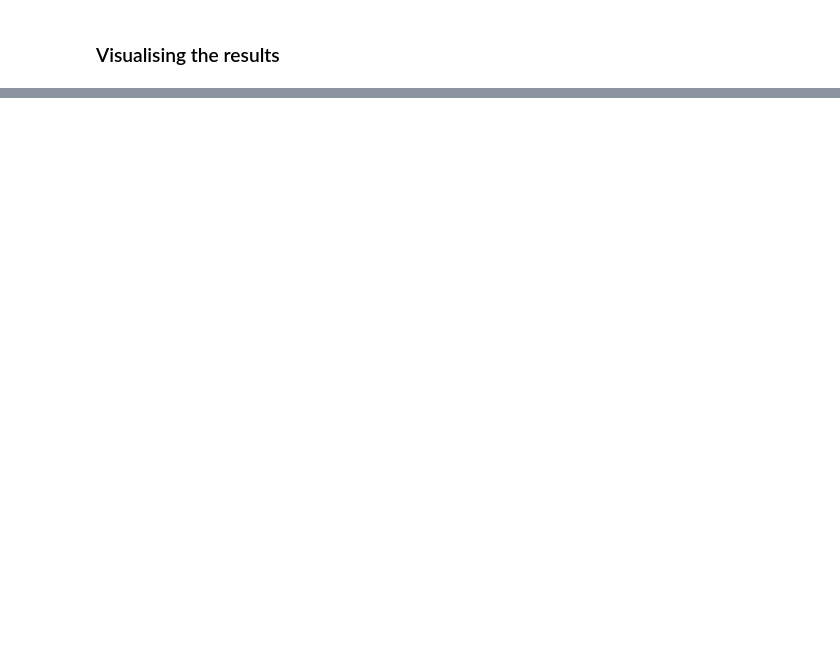
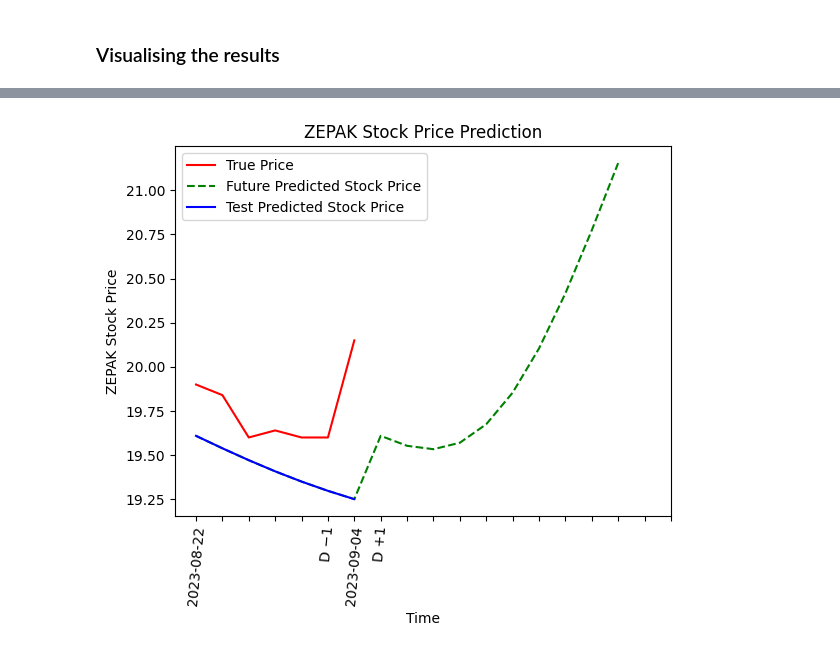
Before and after one commit to AleksanderDmowski/ZEPAK_RNN, a Jupyter notebook: rnn_1input.ipynb, the cells around one changed output, grey strips where cells are left out. Cells and saved outputs as stored; diff of their text form; code cells hidden in the pictures; blank space fills up the shorter version.

```diff
--- a/rnn_1input.ipynb
+++ b/rnn_1input.ipynb
@@ -24,21 +24,23 @@ os.chdir(os.getcwd())
 # %%
 stock='ZEPAK'
 dataset= pd.read_csv('{}\GPW_{}.csv'.format(cwd, stock))
-dataset
 iloc1=4
 iloc2=5
-
+delta=10
 
 ostatnia_wartosc = dataset['Dzień'].iloc[-1]
+dni= pd.DataFrame()
+dni["Dzień"] = pd.to_datetime(dataset["Dzień"].iloc[-30:]).dt.strftime('%Y-%m-%d')
+dni=dni["Dzień"].values.tolist()
+
 ostatnia_wartosc = pd.to_datetime(ostatnia_wartosc).strftime('%Y-%m-%d')
 ostatnia_wartosc= str(ostatnia_wartosc)
 
-delta=10
+
 
 data= datetime.strptime(ostatnia_wartosc, '%Y-%m-%d')
 data= data-timedelta(days = delta)
 data= pd.to_datetime(data).strftime('%Y-%m-%d')
-print(data)
 
 dataset_train1= dataset[dataset['Dzień'] < data]
 training_set1 = dataset_train1.iloc[:,iloc1:iloc2].values
@@ -51,5 +53,4 @@ training_set = arr
 
 dataset_test1 = dataset[dataset['Dzień'] >= data]
 
-
-print(len(dataset),len(training_set),len(dataset_test1))
+# print(len(dataset),len(training_set),len(dataset_test1))
@@ -235,31 +268,33 @@ lable=[]
 ostatnia_wartosc=str(ostatnia_wartosc)
 for i in range(r):
     lable.append(i)
 
 lables=[]
 for i in range(r):
     lables.append('')
 
-lables[0]=str(data)
+lables[0]=str(dni[-delta])
 lables[len(real_stock_price)-1]=str(ostatnia_wartosc)
 lables[len(real_stock_price)-2]='D −1'
 lables[len(real_stock_price)]='D +1'
 
 ostatnia_wartosc = datetime.strptime(ostatnia_wartosc, '%Y-%m-%d').date()
 # lables[len(ppp3)]=(ostatnia_wartosc+timedelta(days=10)).strftime('%Y-%m-%d')
 
 plt.plot(real_stock_price, color = 'red', label = 'True Price')
 # plt.plot(ppp3, color = 'grey', linestyle='dashed', alpha=1, label = 'Old D-2 Predicted Stock Price')
 #plt.plot(ppp2, color = 'black', linestyle='dashed', alpha=0.2,  label = 'Old D-1 Predicted Stock Price')
 plt.plot(ppp, color = 'green', linestyle='dashed', label = 'Future Predicted Stock Price')
 plt.plot(predicted_test_prices, color = 'blue', label = 'Test Predicted Stock Price')
 # plt.gca().invert_xaxis()
 plt.xticks(ticks=lable, labels=lables, rotation=85)
 plt.title('{} Stock Price Prediction'.format(stock))
 plt.xlabel('Time')
 plt.ylabel('{} Stock Price'.format(stock))
 plt.legend()
 
 regressor.save(r'C:\Users\Aleksander\Desktop\ZEPAK_RNN\{}_RNN_MODEL.h5'.format(stock))
 plt.savefig(r'C:\Users\Aleksander\Desktop\ZEPAK_RNN\{}_prediction.png'.format(stock), bbox_inches="tight")
 # plt.show()
+# %% [output]
+[figure, added]
```
Also changed, not shown: parts of 10 cells of this notebook, 4 other files.
